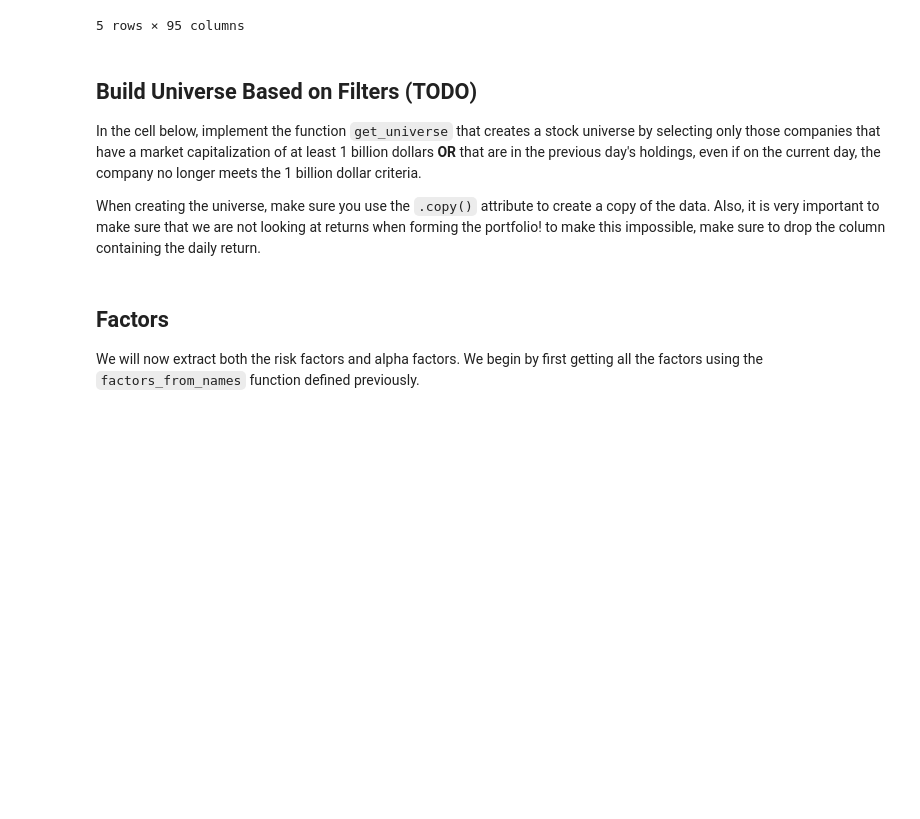
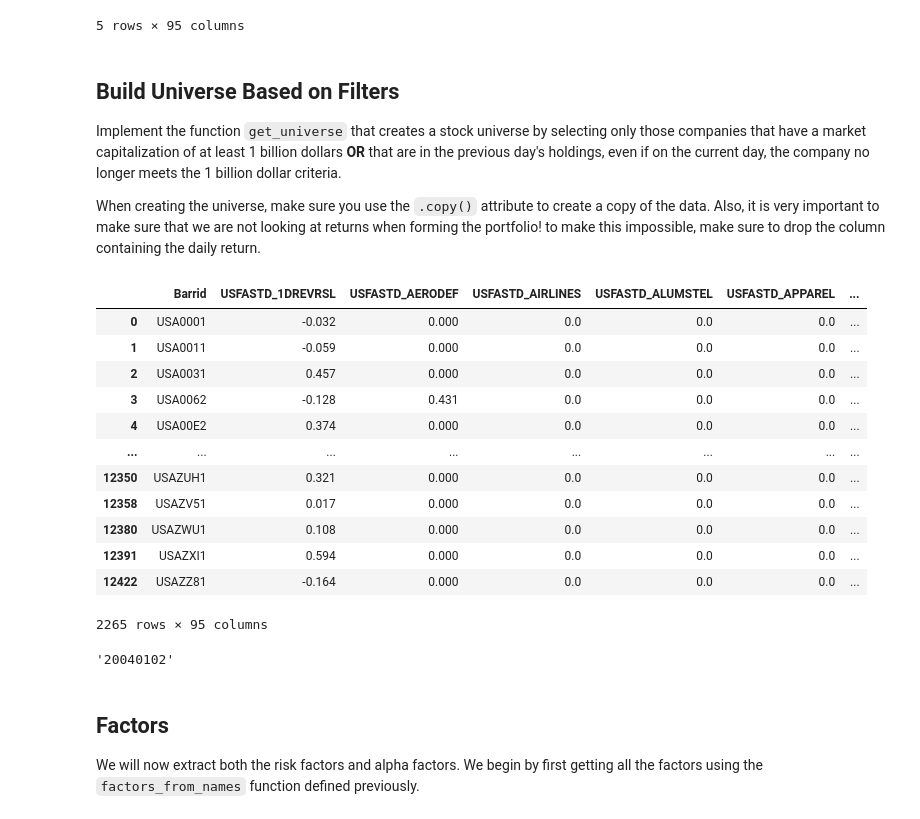
Before and after one commit to ardeshirsaadat/backtester, a Jupyter notebook: project_8_starter.ipynb, the cells around one changed output. Drawn from its saved outputs; the diff is of its cells as text; code cells hidden in the pictures; blank space fills up the shorter version.

Commit message:
Build universe based on filters

```diff
--- a/project_8_starter.ipynb
+++ b/project_8_starter.ipynb
@@ -203,11 +203,27 @@ df.head()
 | 4 | USA00E2 | 0.374 | 0.000 | 0.0 | 0.0 | 0.0 | ... |
 5 rows × 95 columns
 # %% [markdown]
-## Build Universe Based on Filters (TODO)
+## Build Universe Based on Filters
 
-In the cell below, implement the function `get_universe` that creates a stock universe by selecting only those companies that have a market capitalization of at least 1 billion dollars **OR** that are in the previous day's holdings, even if on the current day, the company no longer meets the 1 billion dollar criteria.
+Implement the function `get_universe` that creates a stock universe by selecting only those companies that have a market capitalization of at least 1 billion dollars **OR** that are in the previous day's holdings, even if on the current day, the company no longer meets the 1 billion dollar criteria.
 
 When creating the universe, make sure you use the `.copy()` attribute to create a copy of the data. Also, it is very important to make sure that we are not looking at returns when forming the portfolio! to make this impossible, make sure to drop the column containing the daily return.
+# %%
+df.loc[(df.IssuerMarketCap>1e9) | (df['h.opt.previous'] != 0)]
+# %% [output]
+|  | Barrid | USFASTD_1DREVRSL | USFASTD_AERODEF | USFASTD_AIRLINES | USFASTD_ALUMSTEL | USFASTD_APPAREL | ... |
+| 0 | USA0001 | -0.032 | 0.000 | 0.0 | 0.0 | 0.0 | ... |
+| 1 | USA0011 | -0.059 | 0.000 | 0.0 | 0.0 | 0.0 | ... |
+| 2 | USA0031 | 0.457 | 0.000 | 0.0 | 0.0 | 0.0 | ... |
+| 3 | USA0062 | -0.128 | 0.431 | 0.0 | 0.0 | 0.0 | ... |
+| 4 | USA00E2 | 0.374 | 0.000 | 0.0 | 0.0 | 0.0 | ... |
+| ... | ... | ... | ... | ... | ... | ... | ... |
+| 12350 | USAZUH1 | 0.321 | 0.000 | 0.0 | 0.0 | 0.0 | ... |
+| 12358 | USAZV51 | 0.017 | 0.000 | 0.0 | 0.0 | 0.0 | ... |
+| 12380 | USAZWU1 | 0.108 | 0.000 | 0.0 | 0.0 | 0.0 | ... |
+| 12391 | USAZXI1 | 0.594 | 0.000 | 0.0 | 0.0 | 0.0 | ... |
+| 12422 | USAZZ81 | -0.164 | 0.000 | 0.0 | 0.0 | 0.0 | ... |
+2265 rows × 95 columns
 # %%
 def get_universe(df):
     """
@@ -231,6 +246,10 @@ def get_universe(df):
 universe = get_universe(df)
 # %%
 date = str(int(universe['DataDate'][1]))
+# %%
+date
+# %% [output]
+'20040102'
 # %% [markdown]
 ## Factors
 
```
Also changed, not shown: parts of 1 cell of this notebook.
